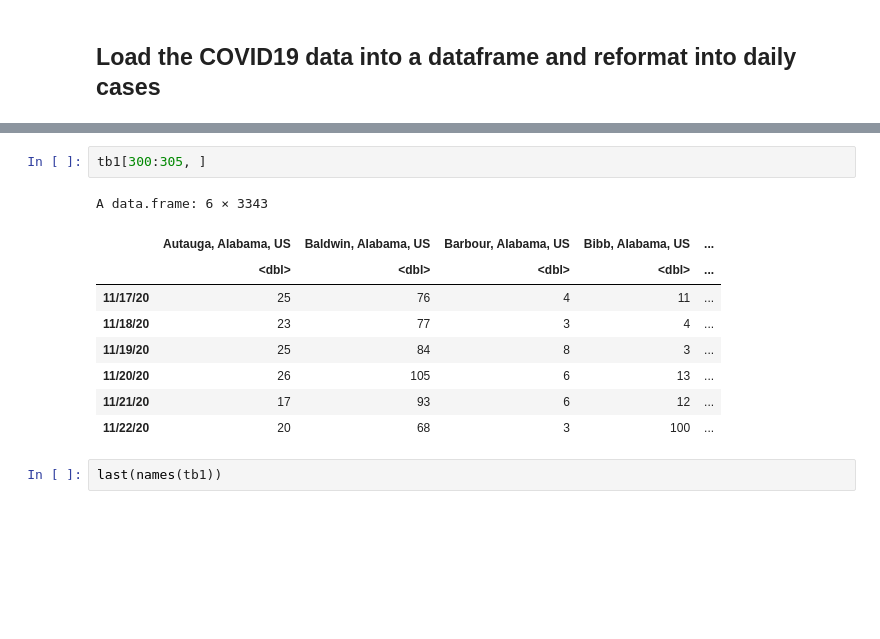
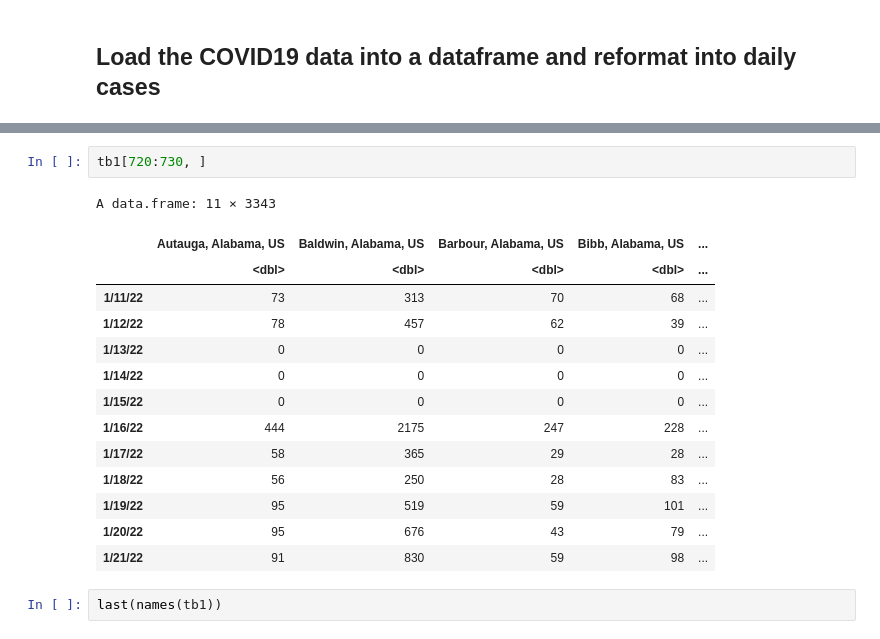
Before and after one commit to hongqin/R_COVID19_student_bootcamp2022June, a Jupyter notebook: R_coding_bootcamp_2022June.ipynb, the cells around one changed output, grey strips where cells are left out. Drawn from its saved outputs; the diff is of its cells as text; blank space fills up the shorter version.

```diff
--- a/R_coding_bootcamp_2022June.ipynb
+++ b/R_coding_bootcamp_2022June.ipynb
@@ -375,15 +375,20 @@ A data.frame: 6 × 3343
-# %%
-tb1[300:305, ]
-# %% [output]
-A data.frame: 6 × 3343
-|  | Autauga, Alabama, US | Baldwin, Alabama, US | Barbour, Alabama, US | Bibb, Alabama, US | ... |
-|  | <dbl> | <dbl> | <dbl> | <dbl> | ... |
-| 11/17/20 | 25 | 76 | 4 | 11 | ... |
-| 11/18/20 | 23 | 77 | 3 | 4 | ... |
-| 11/19/20 | 25 | 84 | 8 | 3 | ... |
-| 11/20/20 | 26 | 105 | 6 | 13 | ... |
-| 11/21/20 | 17 | 93 | 6 | 12 | ... |
-| 11/22/20 | 20 | 68 | 3 | 100 | ... |
+# %%
+tb1[720:730, ]
+# %% [output]
+A data.frame: 11 × 3343
+|  | Autauga, Alabama, US | Baldwin, Alabama, US | Barbour, Alabama, US | Bibb, Alabama, US | ... |
+|  | <dbl> | <dbl> | <dbl> | <dbl> | ... |
+| 1/11/22 | 73 | 313 | 70 | 68 | ... |
+| 1/12/22 | 78 | 457 | 62 | 39 | ... |
+| 1/13/22 | 0 | 0 | 0 | 0 | ... |
+| 1/14/22 | 0 | 0 | 0 | 0 | ... |
+| 1/15/22 | 0 | 0 | 0 | 0 | ... |
+| 1/16/22 | 444 | 2175 | 247 | 228 | ... |
+| 1/17/22 | 58 | 365 | 29 | 28 | ... |
+| 1/18/22 | 56 | 250 | 28 | 83 | ... |
+| 1/19/22 | 95 | 519 | 59 | 101 | ... |
+| 1/20/22 | 95 | 676 | 43 | 79 | ... |
+| 1/21/22 | 91 | 830 | 59 | 98 | ... |
 # %%
 last(names(tb1))
 # %% [output]
```
Also changed, not shown: parts of 5 cells of this notebook.
